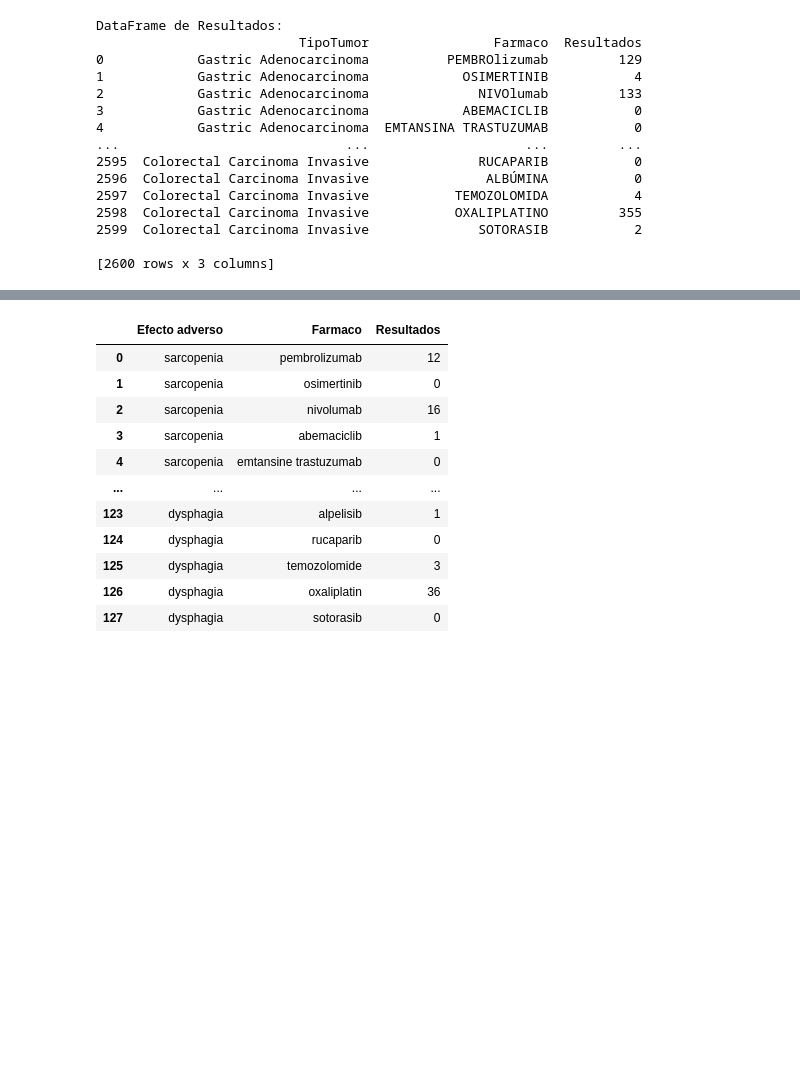
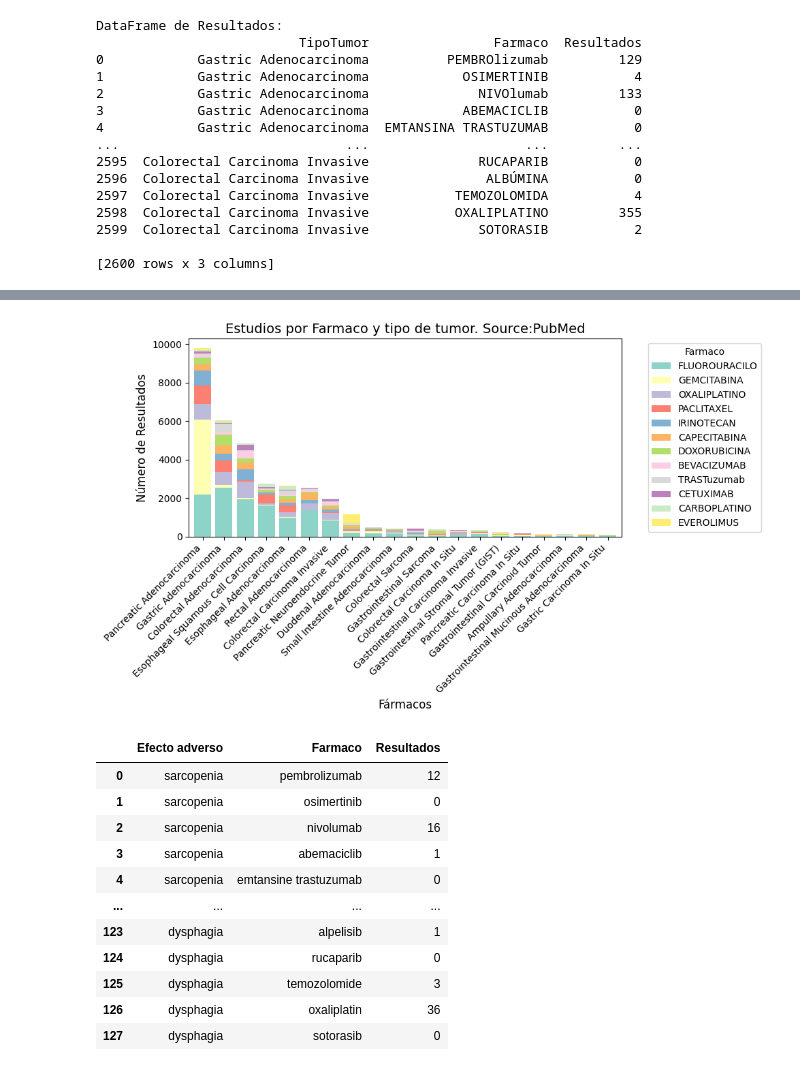
Before and after one commit to BreisOne/pharmacovigilance-literature-mining, a Jupyter notebook: notebooks/pubmed-api.ipynb, the cells around one changed output, grey strips where cells are left out. Drawn from its saved outputs; the diff is of its cells as text; code cells hidden in the pictures; blank space fills up the shorter version.

```diff
--- a/notebooks/pubmed-api.ipynb
+++ b/notebooks/pubmed-api.ipynb
@@ -79,4 +133,4 @@ results_df = pd.DataFrame(results_list)
 print("DataFrame de Resultados:")
 print(results_df)
 # %%
-results_df = pd.read_csv("resultados_pubmed.csv")
+results_df = pd.read_csv("../results/resultados_pubmed.csv")
@@ -150,0 +137,5 @@ plt.show()
+# %%
+#Preprocesado del dataframe
+results_df_wide, top_farmacos = data_preprocessing(results_df, rows = "TipoTumor", columns = "Farmaco", cellValues = "Resultados", num_top_events = 12)
+
+results_df_wide
@@ -151,3 +161,10 @@ plt.show()
+# %%
+# Visualizar los resultados de cada farmaco en función del tipo de tumor
+
+bar_plot_results(results_df_wide, top_farmacos, num_columns = 20, xlab = 'Fármacos',
+                     plot_title ='Estudios por Farmaco y tipo de tumor. Source:PubMed', legend_title = 'Farmaco')
+# %% [output]
+[figure, added]
 # %%
 # Inicializar una lista para almacenar los resultados
 results_list = []
```
Also changed, not shown: parts of 12 cells of this notebook, 7 other files.
